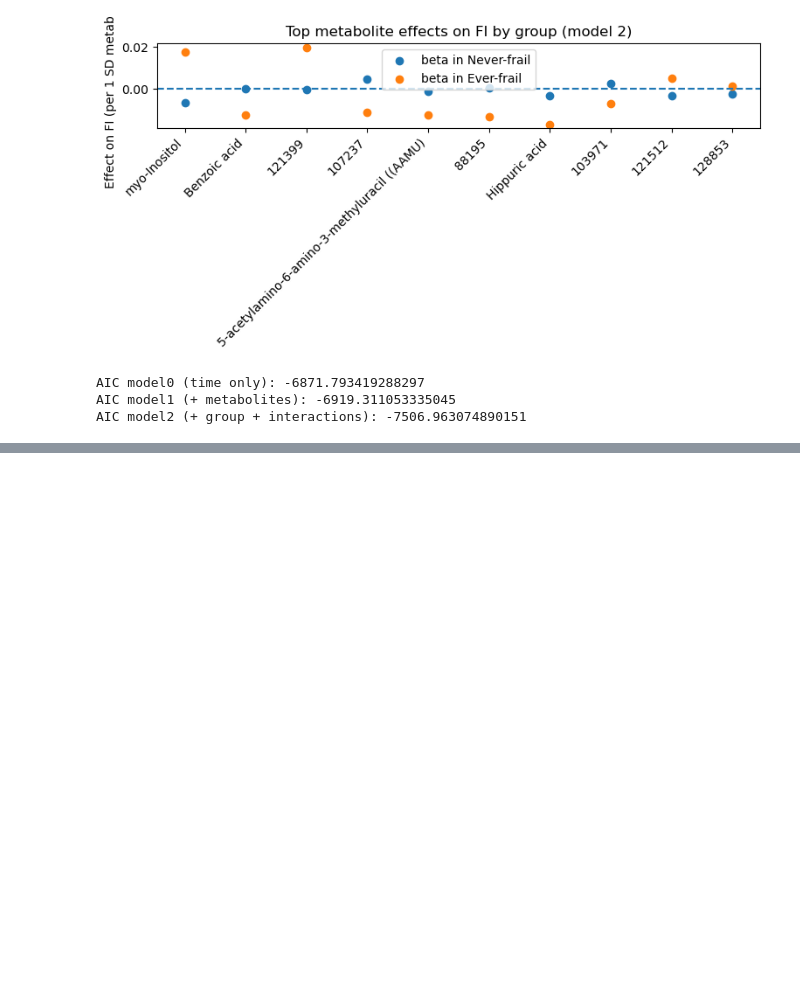
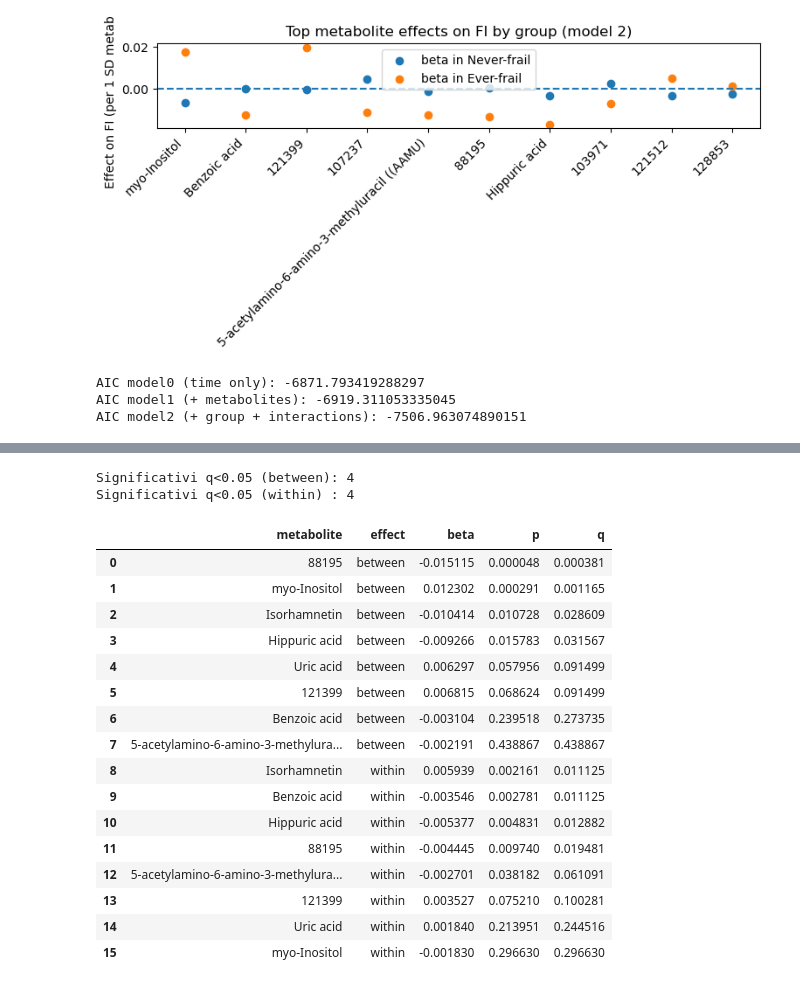
Before and after one commit to FilippoSaccomano/Thesis_Code, a Jupyter notebook: EDA_Cean_dataset.ipynb, the cells around one changed output, grey strips where cells are left out. Cells and saved outputs as stored; diff of their text form; code cells hidden in the pictures; blank space fills up the shorter version.

```diff
--- a/EDA_Cean_dataset.ipynb
+++ b/EDA_Cean_dataset.ipynb
@@ -1361,0 +1008,21 @@ AIC model2 (+ group + interactions): -7506.963074890151
+# %%
+# =========================
+# [FI-MET7] COSTRUISCI metaboliti BETWEEN/WITHIN (sui log10)
+# =========================
+df_bw = df[["Code", "t_years", "FI"] + mets].copy()
+
+# log10 con floor incluso
+for m in mets:
+    df_bw[m] = np.log10(df_bw[m].astype(float) + EPS)
+
+# between = media soggetto
+met_between = df_bw.groupby("Code")[mets].transform("mean")
+for m in mets:
+    df_bw[f"{m}__between"] = met_between[m]
+    df_bw[f"{m}__within"]  = df_bw[m] - df_bw[f"{m}__between"]
+
+# standardizza (global) within/between per confrontare beta
+bw_cols = [f"{m}__between" for m in mets] + [f"{m}__within" for m in mets]
+df_bw[bw_cols] = (df_bw[bw_cols] - df_bw[bw_cols].mean()) / (df_bw[bw_cols].std(ddof=0) + 1e-12)
+
+display(df_bw.head())
@@ -1361,0 +1124,43 @@ AIC model2 (+ group + interactions): -7506.963074890151
+# %%
+# =========================
+# [FI-MET9] FDR (BH) separata per BETWEEN e WITHIN + tabella pulita
+# =========================
+from statsmodels.stats.multitest import multipletests
+import numpy as np
+import pandas as pd
+
+res = res_int.copy()
+
+# BH separato per effect
+res["q"] = np.nan
+for eff in ["between", "within"]:
+    m = res["effect"] == eff
+    pvals = res.loc[m, "p"].astype(float).values
+    res.loc[m, "q"] = multipletests(pvals, method="fdr_bh")[1]
+
+res = res.sort_values(["effect", "q", "p"]).reset_index(drop=True)
+
+print("Significativi q<0.05 (between):", int(((res["effect"]=="between") & (res["q"]<0.05)).sum()))
+print("Significativi q<0.05 (within) :", int(((res["effect"]=="within")  & (res["q"]<0.05)).sum()))
+
+display(res)
+# %% [output]
+Significativi q<0.05 (between): 4
+Significativi q<0.05 (within) : 4
+|  | metabolite | effect | beta | p | q |
+| 0 | 88195 | between | -0.015115 | 0.000048 | 0.000381 |
+| 1 | myo-Inositol | between | 0.012302 | 0.000291 | 0.001165 |
+| 2 | Isorhamnetin | between | -0.010414 | 0.010728 | 0.028609 |
+| 3 | Hippuric acid | between | -0.009266 | 0.015783 | 0.031567 |
+| 4 | Uric acid | between | 0.006297 | 0.057956 | 0.091499 |
+| 5 | 121399 | between | 0.006815 | 0.068624 | 0.091499 |
+| 6 | Benzoic acid | between | -0.003104 | 0.239518 | 0.273735 |
+| 7 | 5-acetylamino-6-amino-3-methylura... | between | -0.002191 | 0.438867 | 0.438867 |
+| 8 | Isorhamnetin | within | 0.005939 | 0.002161 | 0.011125 |
+| 9 | Benzoic acid | within | -0.003546 | 0.002781 | 0.011125 |
+| 10 | Hippuric acid | within | -0.005377 | 0.004831 | 0.012882 |
+| 11 | 88195 | within | -0.004445 | 0.009740 | 0.019481 |
+| 12 | 5-acetylamino-6-amino-3-methylura... | within | -0.002701 | 0.038182 | 0.061091 |
+| 13 | 121399 | within | 0.003527 | 0.075210 | 0.100281 |
+| 14 | Uric acid | within | 0.001840 | 0.213951 | 0.244516 |
+| 15 | myo-Inositol | within | -0.001830 | 0.296630 | 0.296630 |
```
Also changed, not shown: parts of 17 cells of this notebook.
